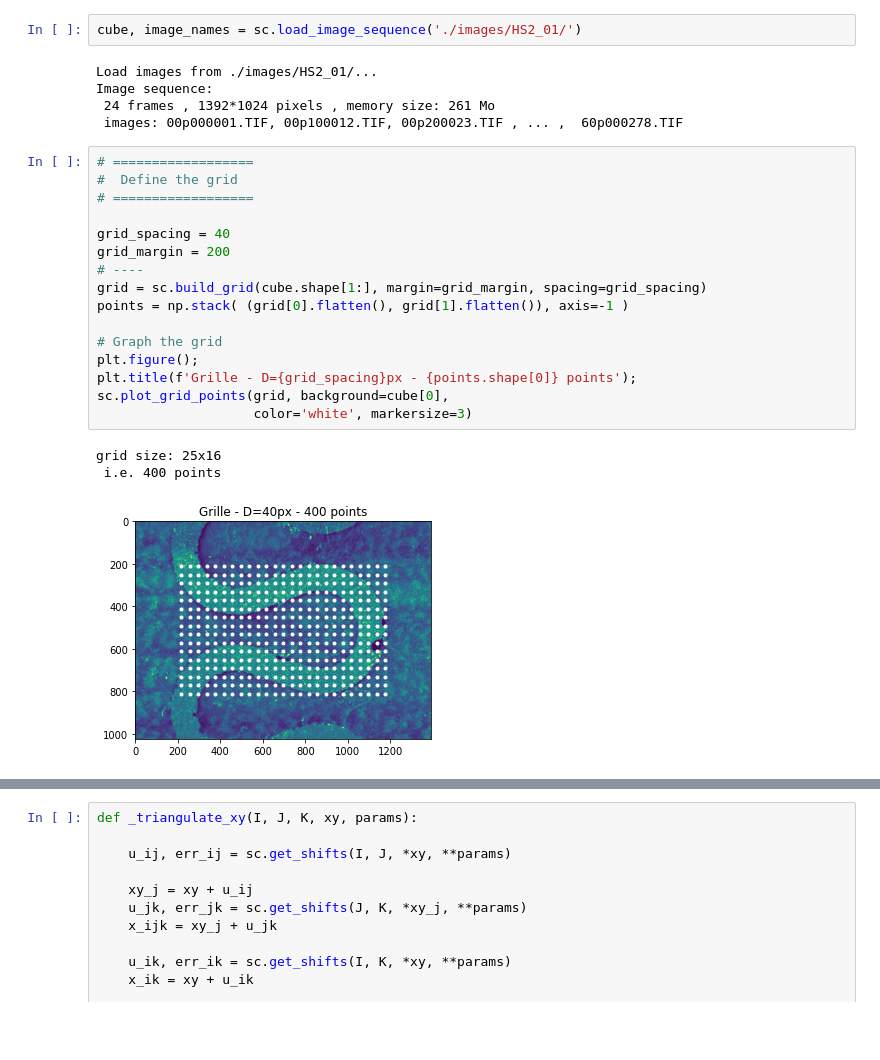
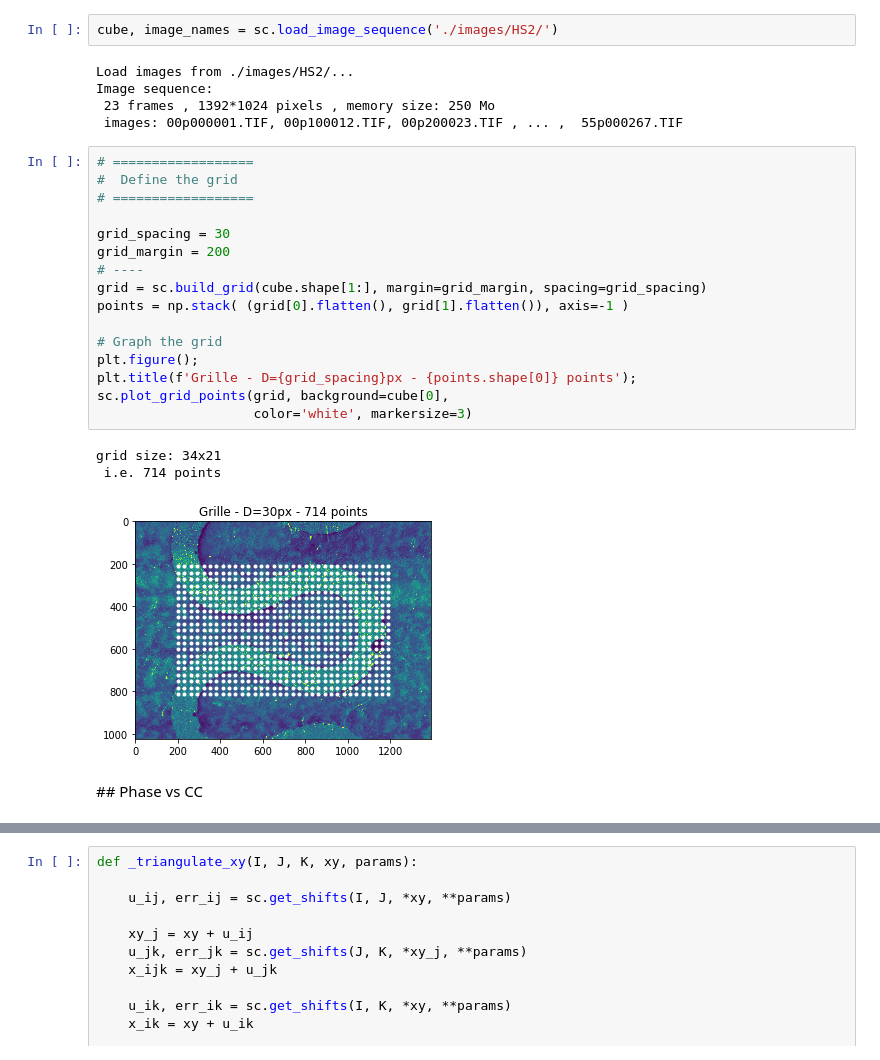
Before and after one commit to xdze2/stretchablecorr, a Jupyter notebook: error_evaluation.ipynb, the cells around one changed output, grey strips where cells are left out. Drawn from its saved outputs; the diff is of its cells as text; blank space fills up the shorter version.

```diff
--- a/error_evaluation.ipynb
+++ b/error_evaluation.ipynb
@@ -12,27 +11,29 @@ The autoreload extension is already loaded. To reload it, use:
 # %%
-cube, image_names = sc.load_image_sequence('./images/HS2_01/')
+cube, image_names = sc.load_image_sequence('./images/HS2/')
 # %% [output]
-Load images from ./images/HS2_01/...
+Load images from ./images/HS2/...
 Image sequence:
- 24 frames , 1392*1024 pixels , memory size: 261 Mo
- images: 00p000001.TIF, 00p100012.TIF, 00p200023.TIF , ... ,  60p000278.TIF
+ 23 frames , 1392*1024 pixels , memory size: 250 Mo
+ images: 00p000001.TIF, 00p100012.TIF, 00p200023.TIF , ... ,  55p000267.TIF
 # %%
 # ==================
 #  Define the grid
 # ==================
 
-grid_spacing = 40
+grid_spacing = 30
 grid_margin = 200
 # ----
 grid = sc.build_grid(cube.shape[1:], margin=grid_margin, spacing=grid_spacing)
 points = np.stack( (grid[0].flatten(), grid[1].flatten()), axis=-1 )
 
 # Graph the grid
 plt.figure();
 plt.title(f'Grille - D={grid_spacing}px - {points.shape[0]} points');
 sc.plot_grid_points(grid, background=cube[0],
                     color='white', markersize=3)
 # %% [output]
-grid size: 25x16
- i.e. 400 points
+grid size: 34x21
+ i.e. 714 points
-[figure, old version]
+[figure, new version]
+# %% [markdown]
+## Phase vs CC
```
Also changed, not shown: parts of 34 cells of this notebook, 5 other files.
